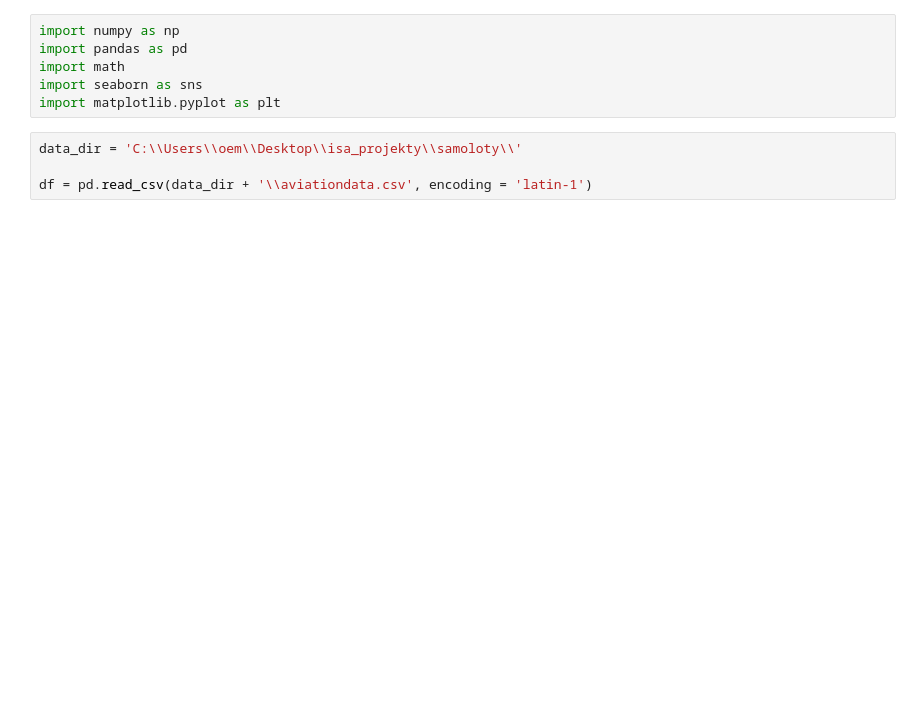
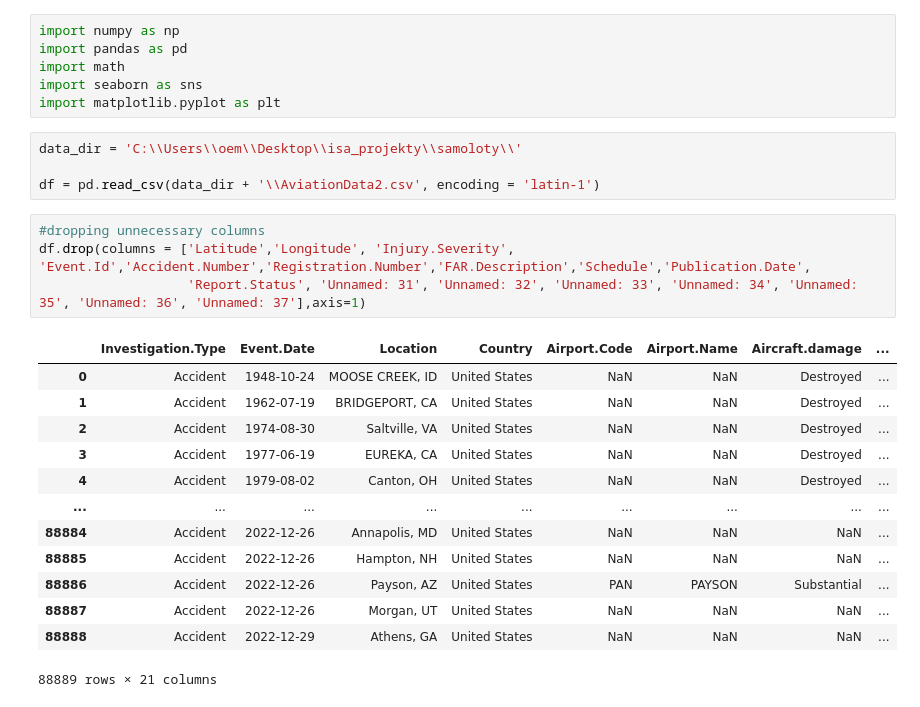
Before and after one commit to infoshareacademy/jdszr12-databenders, a Jupyter notebook: samoloty/We' re all gonna die!.ipynb, the cells around one changed output. Saved outputs shown, nothing was run; the diff lists cells and outputs as text; blank space fills up the shorter version.

Commit message:
added aviation_ml, We're all gonna die! is a merged code from Marta&Asia

```diff
--- a/samoloty/We' re all gonna die!.ipynb
+++ b/samoloty/We' re all gonna die!.ipynb
@@ -7,4 +7,22 @@ import matplotlib.pyplot as plt
 # %%
 data_dir = 'C:\\Users\\oem\\Desktop\\isa_projekty\\samoloty\\'
 
-df = pd.read_csv(data_dir + '\\aviationdata.csv', encoding = 'latin-1')
+df = pd.read_csv(data_dir + '\\AviationData2.csv', encoding = 'latin-1')
+# %%
+#dropping unnecessary columns
+df.drop(columns = ['Latitude','Longitude', 'Injury.Severity', 'Event.Id','Accident.Number','Registration.Number','FAR.Description','Schedule','Publication.Date',
+                   'Report.Status', 'Unnamed: 31', 'Unnamed: 32', 'Unnamed: 33', 'Unnamed: 34', 'Unnamed: 35', 'Unnamed: 36', 'Unnamed: 37'],axis=1)
+# %% [output]
+|  | Investigation.Type | Event.Date | Location | Country | Airport.Code | Airport.Name | Aircraft.damage | ... |
+| 0 | Accident | 1948-10-24 | MOOSE CREEK, ID | United States | NaN | NaN | Destroyed | ... |
+| 1 | Accident | 1962-07-19 | BRIDGEPORT, CA | United States | NaN | NaN | Destroyed | ... |
+| 2 | Accident | 1974-08-30 | Saltville, VA | United States | NaN | NaN | Destroyed | ... |
+| 3 | Accident | 1977-06-19 | EUREKA, CA | United States | NaN | NaN | Destroyed | ... |
+| 4 | Accident | 1979-08-02 | Canton, OH | United States | NaN | NaN | Destroyed | ... |
+| ... | ... | ... | ... | ... | ... | ... | ... | ... |
+| 88884 | Accident | 2022-12-26 | Annapolis, MD | United States | NaN | NaN | NaN | ... |
+| 88885 | Accident | 2022-12-26 | Hampton, NH | United States | NaN | NaN | NaN | ... |
+| 88886 | Accident | 2022-12-26 | Payson, AZ | United States | PAN | PAYSON | Substantial | ... |
+| 88887 | Accident | 2022-12-26 | Morgan, UT | United States | NaN | NaN | NaN | ... |
+| 88888 | Accident | 2022-12-29 | Athens, GA | United States | NaN | NaN | NaN | ... |
+88889 rows × 21 columns
```
Also changed, not shown: parts of 58 cells of this notebook, 3 other files.
